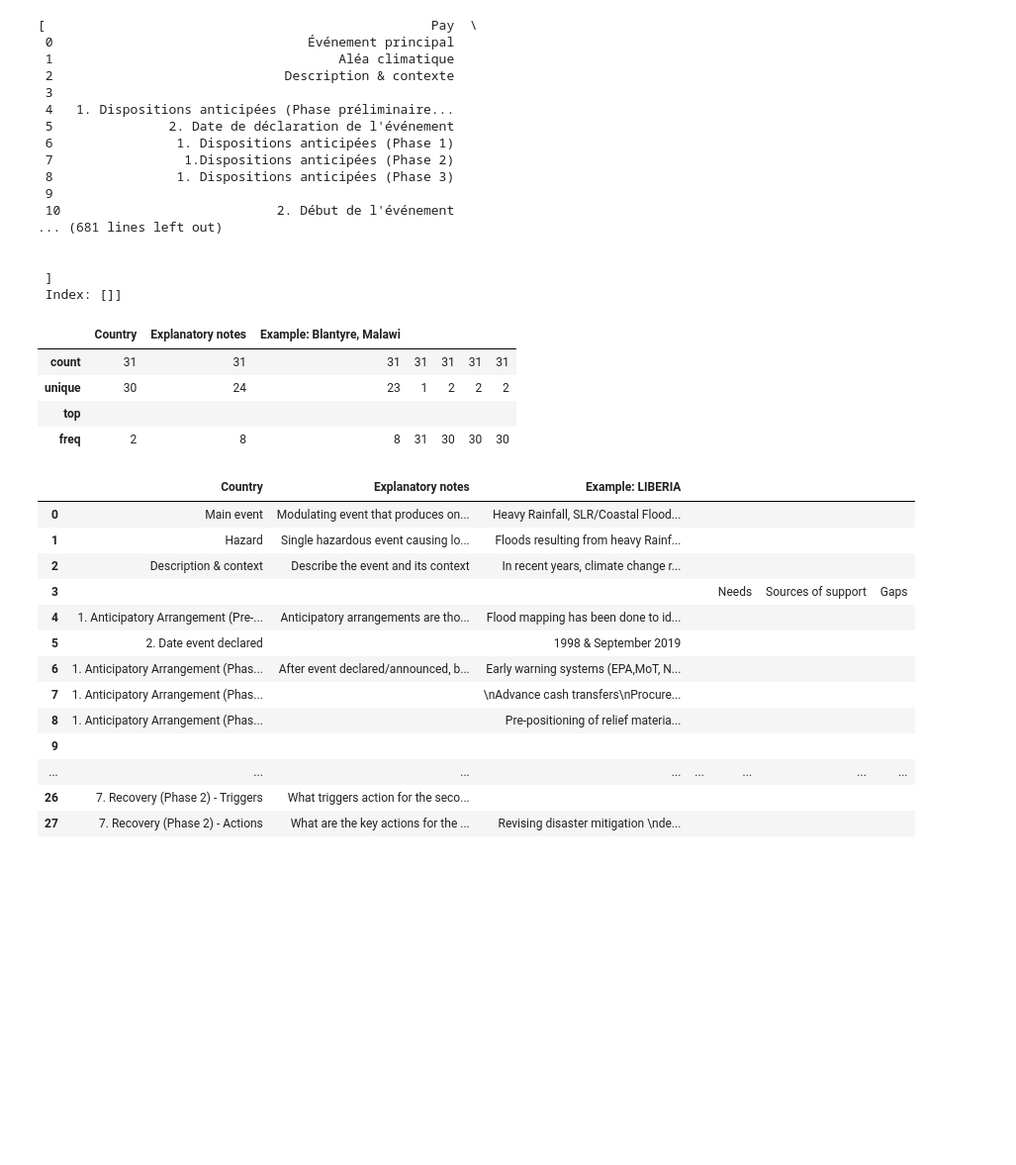
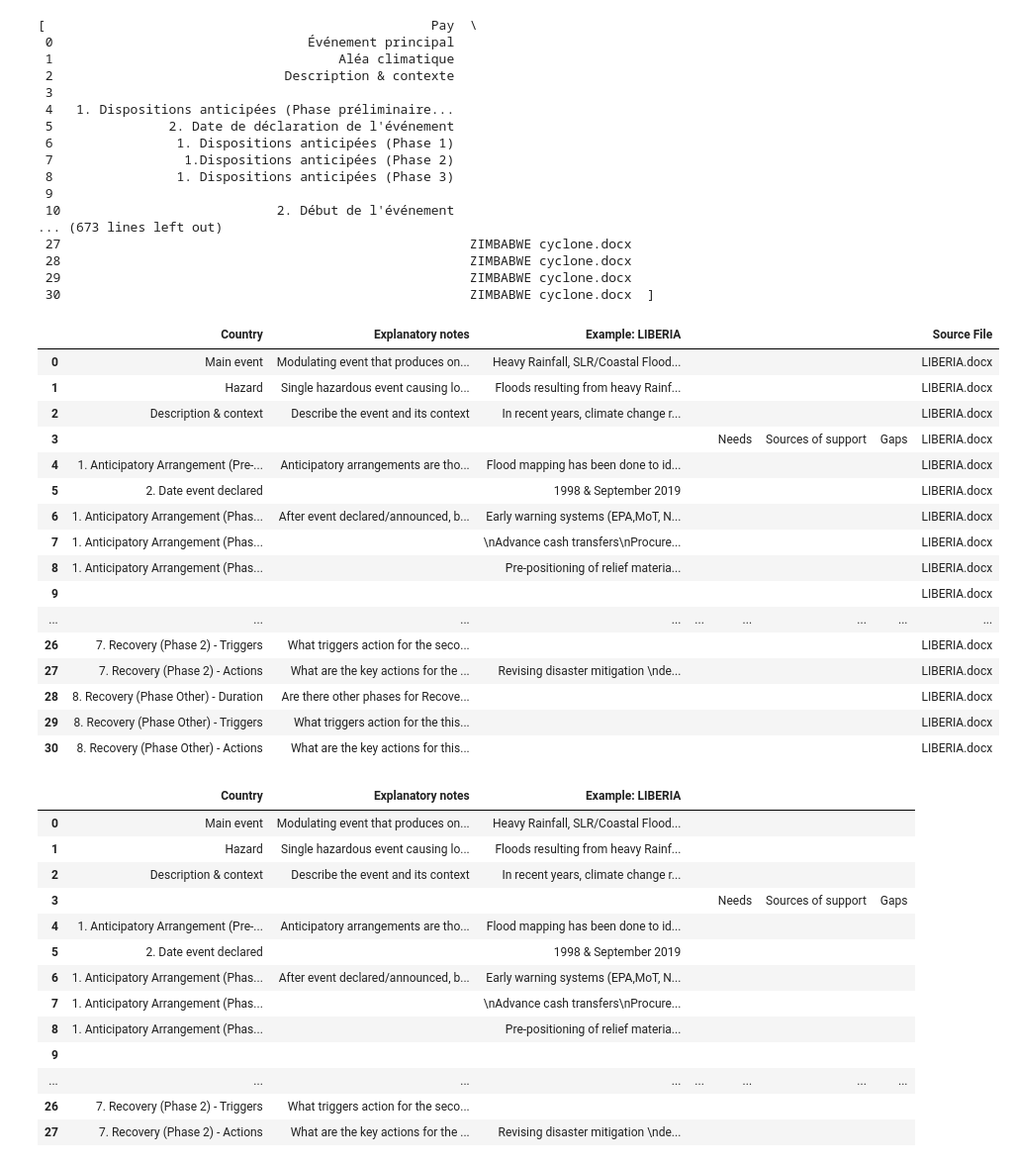
Before and after one commit to dbonomo/tableExtractor, a Jupyter notebook: TableExtractor.ipynb, the cells around one changed output. Shown: that part at 99% size. Cells and saved outputs as stored; diff of their text form; code cells hidden in the pictures; blank space fills up the shorter version.

Commit message:
Add a function to remove additional information tables

```diff
--- a/TableExtractor.ipynb
+++ b/TableExtractor.ipynb
@@ -8,22 +11,37 @@ import os
 # %%
+## Function to identify a table with just links
+def is_links_table(table):
+    # Check if the table is a 1x1 table and contains URLs
+    if len(table.rows) == 1 and len(table.rows[0].cells) == 1:
+        cell_text = table.rows[0].cells[0].text
+        # Check for URL patterns or additional information text
+        if re.search(r'https?://', cell_text) or re.search(r'additional information', cell_text):
+            return True
+    return False
+
 ## Extract all of the tables into dataFrames - return a list of dataFrames
 def extract_tables_from_docx(docx_path):
     doc = Document(docx_path)
     tables_list = []
     for table in doc.tables:
+        if is_links_table(table):
+            continue  # Skip this table
+
         data = [[cell.text for cell in row.cells] for row in table.rows]
         df_table = pd.DataFrame(data[1:], columns=data[0])  # Use the first row as column headers
         tables_list.append(df_table)
     return tables_list
 
-## Extract all tables from all of the docx files in a folder
 def process_folder(folder_path):
     all_tables = []
     for filename in os.listdir(folder_path):
         if filename.endswith(".docx"):
             docx_path = os.path.join(folder_path, filename)
             tables = extract_tables_from_docx(docx_path)
-            all_tables.extend(tables) # This assumes you want to collect all tables from all documents
+            # Add a column to each table indicating the filename
+            for table in tables:
+                table['Source File'] = filename  # Add filename as a column
+            all_tables.extend(tables)
     return all_tables
 # %%
 ## Define where our first document lives
@@ -71,19 +88,31 @@ all_tables
  8                1. Dispositions anticipées (Phase 3)
  9
  10                            2. Début de l'événement
-... (681 lines left out)
-
-
- ]
- Index: []]
+... (673 lines left out)
+ 27                                                     ZIMBABWE cyclone.docx
+ 28                                                     ZIMBABWE cyclone.docx
+ 29                                                     ZIMBABWE cyclone.docx
+ 30                                                     ZIMBABWE cyclone.docx  ]
-# %%
-all_tables[4].describe()
-# %% [output]
-|  | Country | Explanatory notes | Example: Blantyre, Malawi |  |  |  |  |
-| count | 31 | 31 | 31 | 31 | 31 | 31 | 31 |
-| unique | 30 | 24 | 23 | 1 | 2 | 2 | 2 |
-| top |  |  |  |  |  |  |  |
-| freq | 2 | 8 | 8 | 31 | 30 | 30 | 30 |
+# %%
+all_tables[1]
+# %% [output]
+|  | Country | Explanatory notes | Example: LIBERIA |  |  |  |  | Source File |
+| 0 | Main event | Modulating event that produces on... | Heavy Rainfall, SLR/Coastal Flood... |  |  |  |  | LIBERIA.docx |
+| 1 | Hazard | Single hazardous event causing lo... | Floods resulting from heavy Rainf... |  |  |  |  | LIBERIA.docx |
+| 2 | Description & context | Describe the event and its context | In recent years, climate change r... |  |  |  |  | LIBERIA.docx |
+| 3 |  |  |  |  | Needs | Sources of support | Gaps | LIBERIA.docx |
+| 4 | 1. Anticipatory Arrangement (Pre-... | Anticipatory arrangements are tho... | Flood mapping has been done to id... |  |  |  |  | LIBERIA.docx |
+| 5 | 2. Date event declared |  | 1998 & September 2019 |  |  |  |  | LIBERIA.docx |
+| 6 | 1. Anticipatory Arrangement (Phas... | After event declared/announced, b... | Early warning systems (EPA,MoT, N... |  |  |  |  | LIBERIA.docx |
+| 7 | 1. Anticipatory Arrangement (Phas... |  | \nAdvance cash transfers\nProcure... |  |  |  |  | LIBERIA.docx |
+| 8 | 1. Anticipatory Arrangement (Phas... |  | Pre-positioning of relief materia... |  |  |  |  | LIBERIA.docx |
+| 9 |  |  |  |  |  |  |  | LIBERIA.docx |
+| ... | ... | ... | ... | ... | ... | ... | ... | ... |
+| 26 | 7. Recovery (Phase 2) - Triggers | What triggers action for the seco... |  |  |  |  |  | LIBERIA.docx |
+| 27 | 7. Recovery (Phase 2) - Actions | What are the key actions for the ... | Revising disaster mitigation \nde... |  |  |  |  | LIBERIA.docx |
+| 28 | 8. Recovery (Phase Other) - Duration | Are there other phases for Recove... |  |  |  |  |  | LIBERIA.docx |
+| 29 | 8. Recovery (Phase Other) - Triggers | What triggers action for the this... |  |  |  |  |  | LIBERIA.docx |
+| 30 | 8. Recovery (Phase Other) - Actions | What are the key actions for this... |  |  |  |  |  | LIBERIA.docx |
 # %%
 tables[0]
 # %% [output]
```
Also changed, not shown: parts of 6 cells of this notebook.
